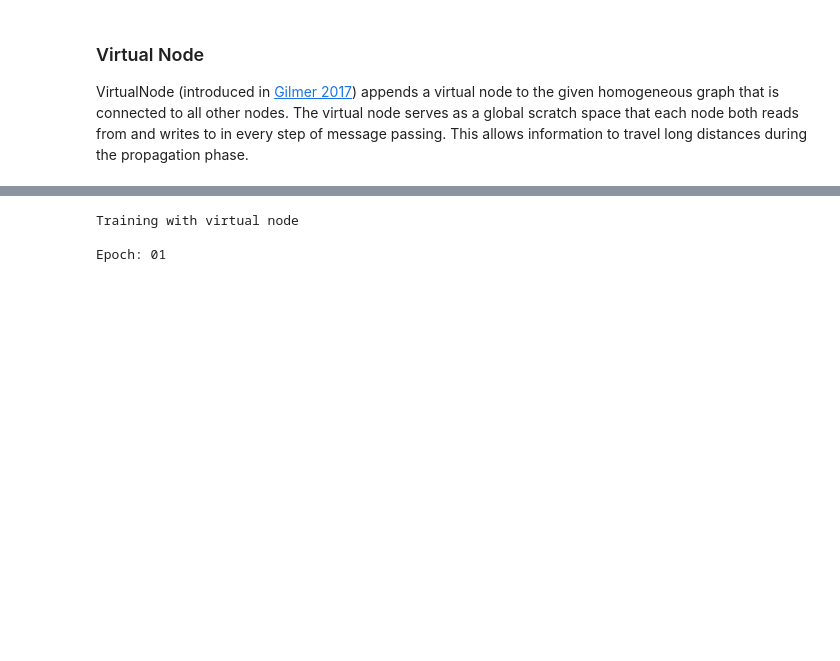
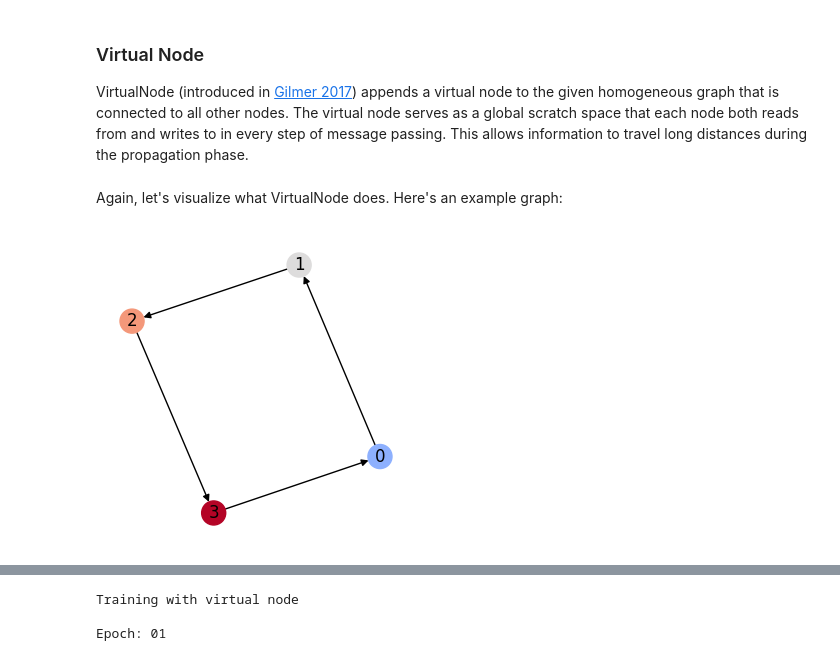
Before and after one commit to adelsuh/cs224_final_project, a Jupyter notebook: graph_structure_aug.ipynb, the cells around one changed output, grey strips where cells are left out. Saved outputs shown, nothing was run; the diff lists cells and outputs as text; code cells hidden in the pictures; blank space fills up the shorter version.

```diff
--- a/graph_structure_aug.ipynb
+++ b/graph_structure_aug.ipynb
@@ -467,3 +538,36 @@ sns.lineplot(data=df, x="masking_prob", y="test_acc")
 ### Virtual Node
 
 VirtualNode (introduced in [Gilmer 2017](https://arxiv.org/abs/1704.01212)) appends a virtual node to the given homogeneous graph that is connected to all other nodes. The virtual node serves as a global scratch space that each node both reads from and writes to in every step of message passing. This allows information to travel long distances during the propagation phase.
+# %% [markdown]
+Again, let's visualize what VirtualNode does. Here's an example graph:
+# %%
+import networkx as nx
+from torch_geometric.utils import to_networkx
+from pylab import show
+from torch_geometric.data import Data
+import matplotlib.pyplot as plt
+
+num_nodes = 4
+simple_x = torch.arange(num_nodes)
+simple_x1 = simple_x + 1
+simple_x1[-1] = 0
+simple_edge_index = torch.stack([simple_x, simple_x1], dim=0)
+
+simple_x = (simple_x + 1) / 4
+simple_data = Data(x=simple_x, edge_index=simple_edge_index, num_nodes=num_nodes)
+
+G = to_networkx(simple_data)
+plt.figure(figsize=(3,3))
+pos = nx.spring_layout(G)
+node_color = [simple_data.x[node] for node in G.nodes()]
+nx.draw(G,
+        pos=pos,
+        cmap=plt.get_cmap('coolwarm'),
+        vmin=0,
+        vmax=1,
+        nodelist=G.nodes(),
+        node_color=node_color,
+        with_labels=True)
+show()
+# %% [output]
+[figure, added]
```
Also changed, not shown: parts of 18 cells of this notebook.
